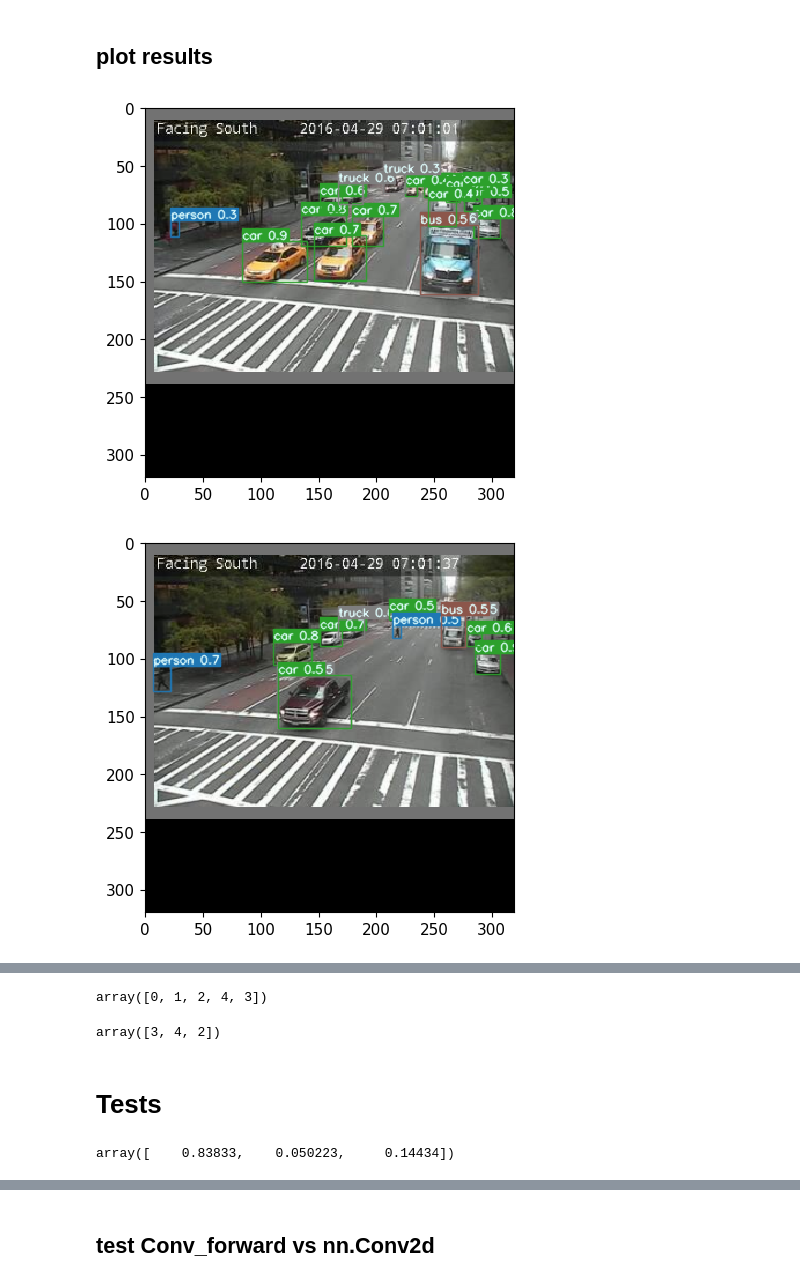
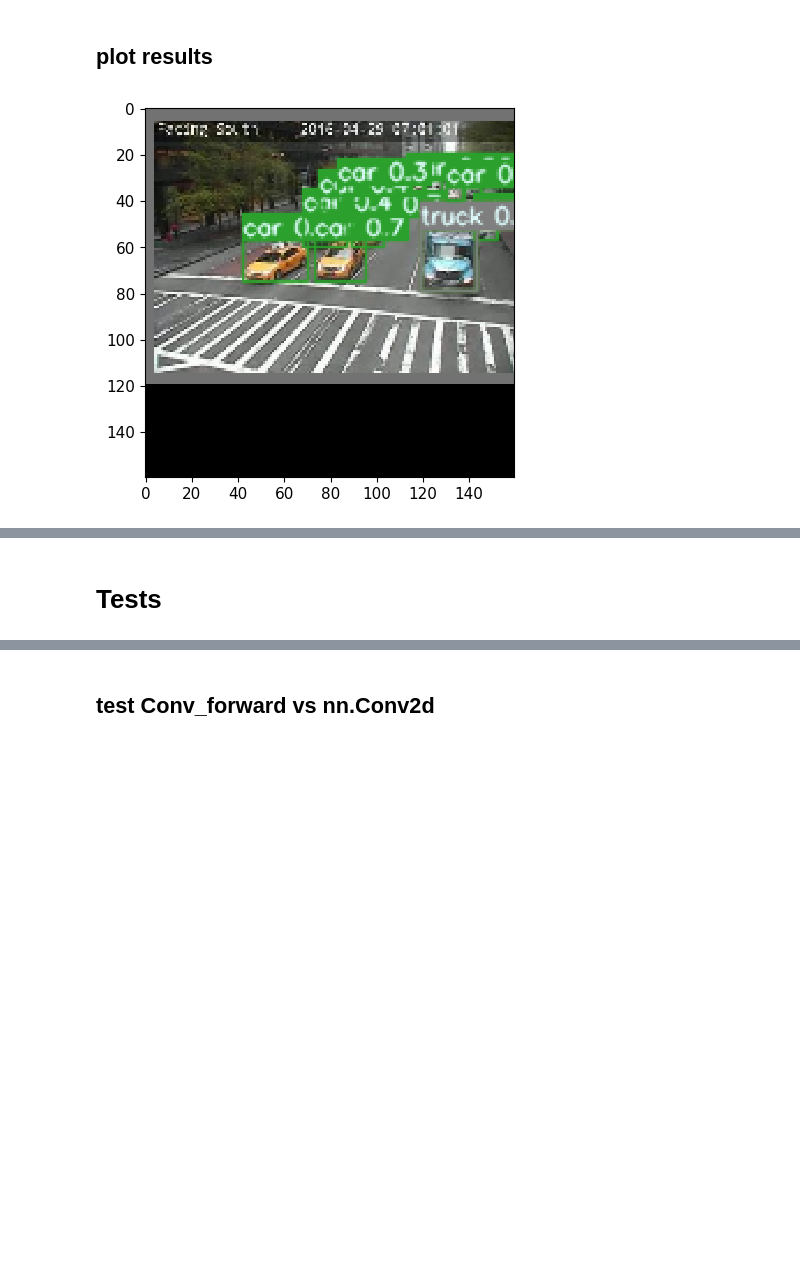
Before and after one commit to Ri-chard-Wu/QT3-TPU, a Jupyter notebook: yolov7-test/test_yolov7.ipynb, the cells around one changed output, grey strips where cells are left out. Saved outputs shown, nothing was run; the diff lists cells and outputs as text; code cells hidden in the pictures; blank space fills up the shorter version.

```diff
--- a/yolov7-test/test_yolov7.ipynb
+++ b/yolov7-test/test_yolov7.ipynb
@@ -688,16 +372,18 @@ Results saved to runs/test/Q1/refine105
 # %%
+s = 0
 
 for mod_id, mod in para_dict["mod_dict"].items():
 
-    print(f"[{mod_id} - {mod['mod_type']}] fromId: {mod['fromId']}, args: {mod['args']}")
+    for wei_name, wei in mod['para'].items():
 
-    # {"mod_type": m.type, "args": {}, "para": {}}
+        p = 1
+        for i in wei.shape:
+            p *= i
 
-    for wei_name, wei in mod['para'].items():
-        print(f"    {wei_name}: {wei.shape}")
+        s += p
+        print(f"[{mod_id}] {wei_name}: {wei.shape}, n: {p}, s: {s}")
 
-
-    print()
+s
 # %% [markdown]
 ## manual forward prop
 # %%
@@ -1234,33 +1223,43 @@ def non_max_suppression(prediction, conf_thres=0.25, iou_thres=0.45, classes=Non
 
         if i.shape[0] > max_det:  # limit detections
             i = i[:max_det]
 
         output[xi] = x[i]
 
     return output
 
 
 
 def output_to_target(output):
 
     targets = []
     for i, o in enumerate(output):
         for *box, conf, cls in o:
             targets.append([i, cls, *list(*xyxy2xywh(np.array(box)[None])), conf])
     return np.array(targets)
 
 
 
 # out = torch.tensor(sd.x, dtype=torch.float32)
 
 for i in range(len(sd.out)):
 
     out = non_max_suppression(sd.out[i], conf_thres=0.001, iou_thres=0.6, labels=[], multi_label=True)
 
-    mosaic = plot_images(para_dict['input_img'][i], output_to_target(out))
+    img = para_dict['input_img'][i]
+    img = img.astype(np.float32) / 255.0
+
+    img = img[:,::2, ::2]
+
+    pad = np.zeros((img.shape[0], 80, img.shape[2]))
+    img = np.concatenate((img, pad), axis=1)
+    img = img[..., :-16]
+    img = img[:,::2, ::2]
+
+
+    mosaic = plot_images(img, output_to_target(out))
 
     plt.imshow(mosaic, interpolation='nearest')
     plt.show()
 # %% [output]
-[figure, old version]
+[figure, new version]
-[figure, removed]
@@ -1268,15 +1266,2 @@ for i in range(len(sd.out)):
-# %%
-np.array([1,2,3,8,7]).argsort()
-# %% [output]
-array([0, 1, 2, 4, 3])
-# %%
-np.array([1,2,3,8,7]).argsort()[-3:][::-1]
-# %% [output]
-array([3, 4, 2])
 # %% [markdown]
 # Tests
-# %%
-x = np.random.rand(3, 4, 5)
-x[:,2,3]
-# %% [output]
-array([    0.83833,    0.050223,     0.14434])
```
Also changed, not shown: parts of 27 cells of this notebook.
